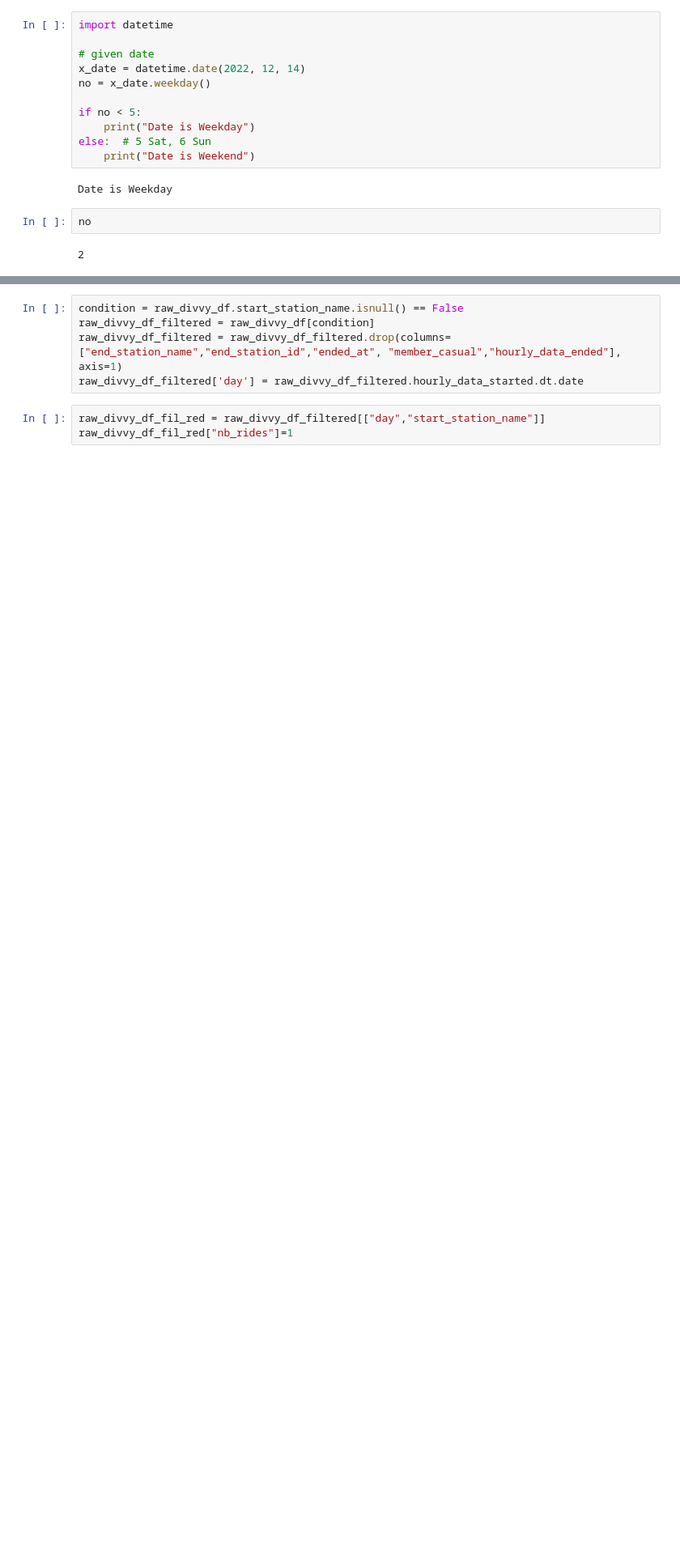
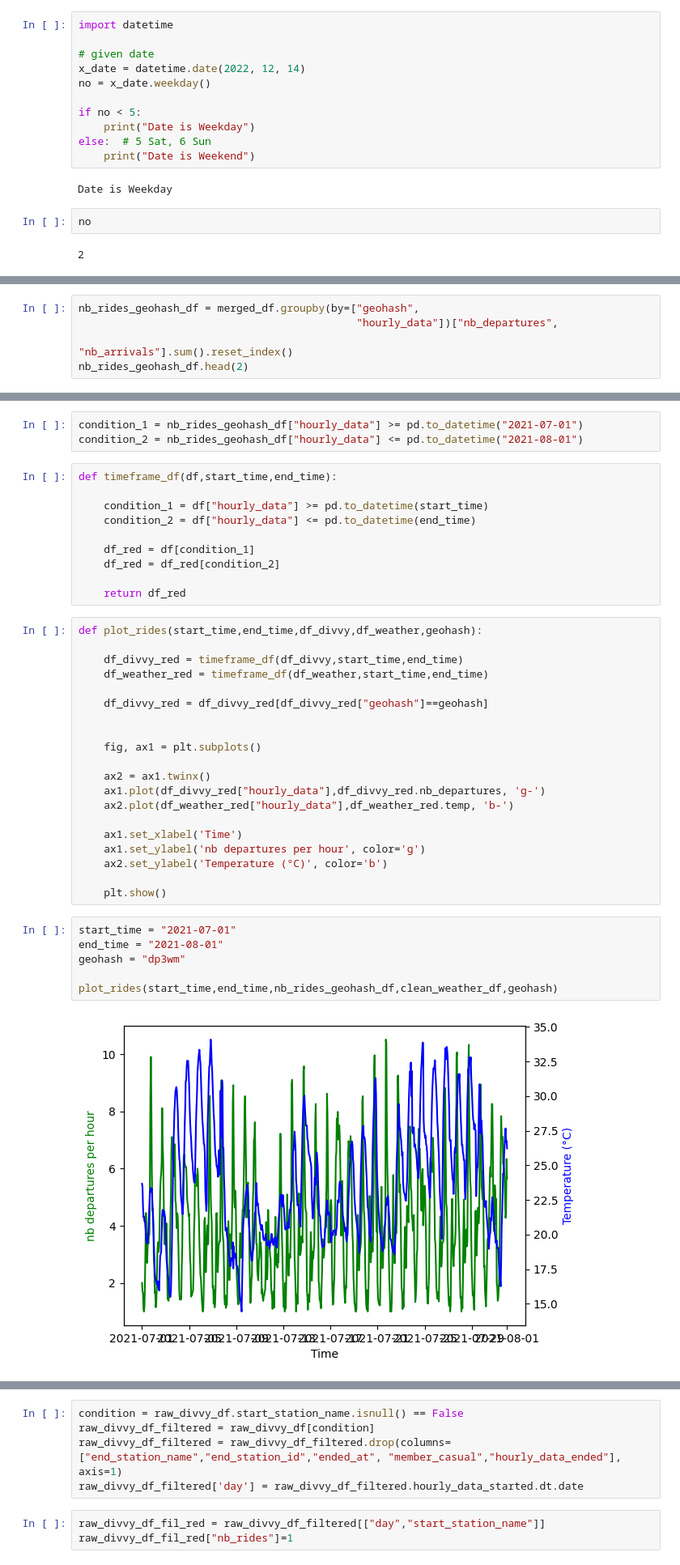
Before and after one commit to G-Dolle/DIVVY_BIKE, a Jupyter notebook: notebooks/desc_stats.ipynb, the cells around one changed output, grey strips where cells are left out. Shown at 81% size. Saved outputs shown, nothing was run; the diff lists cells and outputs as text; blank space fills up the shorter version.

```diff
--- a/notebooks/desc_stats.ipynb
+++ b/notebooks/desc_stats.ipynb
@@ -417,0 +458,5 @@ merged_df = merge_divvy_weather(clean_divvy_df, clean_weather_df)
+# %%
+nb_rides_geohash_df = merged_df.groupby(by=["geohash",
+                                            "hourly_data"])["nb_departures",
+                                                            "nb_arrivals"].sum().reset_index()
+nb_rides_geohash_df.head(2)
@@ -417,0 +470,41 @@ merged_df = merge_divvy_weather(clean_divvy_df, clean_weather_df)
+# %%
+condition_1 = nb_rides_geohash_df["hourly_data"] >= pd.to_datetime("2021-07-01")
+condition_2 = nb_rides_geohash_df["hourly_data"] <= pd.to_datetime("2021-08-01")
+# %%
+def timeframe_df(df,start_time,end_time):
+
+    condition_1 = df["hourly_data"] >= pd.to_datetime(start_time)
+    condition_2 = df["hourly_data"] <= pd.to_datetime(end_time)
+
+    df_red = df[condition_1]
+    df_red = df_red[condition_2]
+
+    return df_red
+# %%
+def plot_rides(start_time,end_time,df_divvy,df_weather,geohash):
+
+    df_divvy_red = timeframe_df(df_divvy,start_time,end_time)
+    df_weather_red = timeframe_df(df_weather,start_time,end_time)
+
+    df_divvy_red = df_divvy_red[df_divvy_red["geohash"]==geohash]
+
+
+    fig, ax1 = plt.subplots()
+
+    ax2 = ax1.twinx()
+    ax1.plot(df_divvy_red["hourly_data"],df_divvy_red.nb_departures, 'g-')
+    ax2.plot(df_weather_red["hourly_data"],df_weather_red.temp, 'b-')
+
+    ax1.set_xlabel('Time')
+    ax1.set_ylabel('nb departures per hour', color='g')
+    ax2.set_ylabel('Temperature (°C)', color='b')
+
+    plt.show()
+# %%
+start_time = "2021-07-01"
+end_time = "2021-08-01"
+geohash = "dp3wm"
+
+plot_rides(start_time,end_time,nb_rides_geohash_df,clean_weather_df,geohash)
+# %% [output]
+[figure, added]
```
Also changed, not shown: parts of 39 cells of this notebook, 6 other files.
